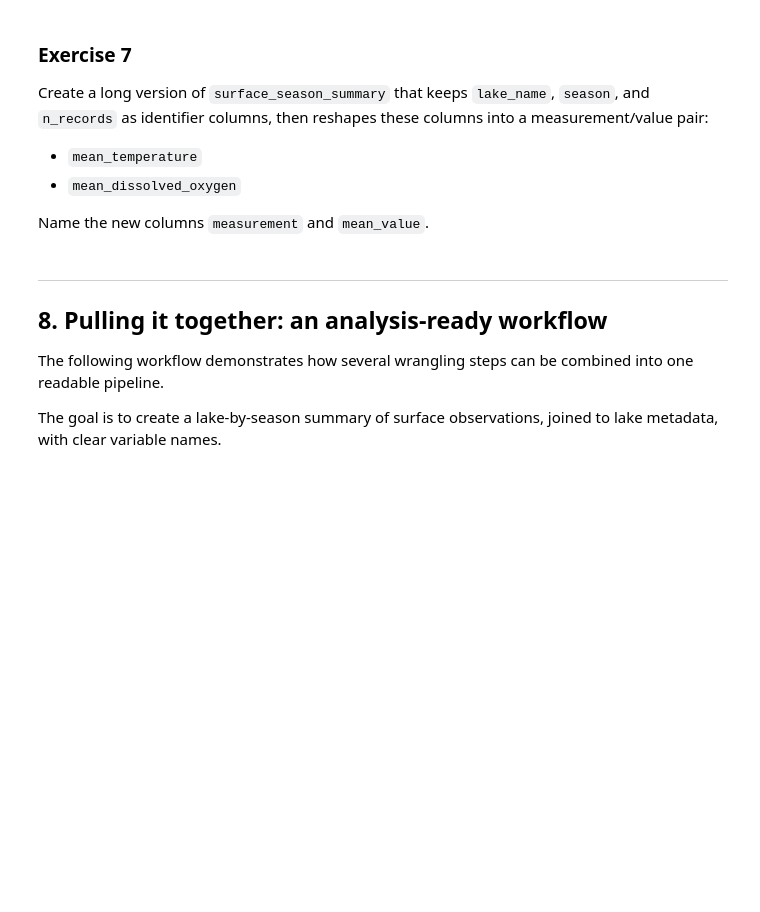
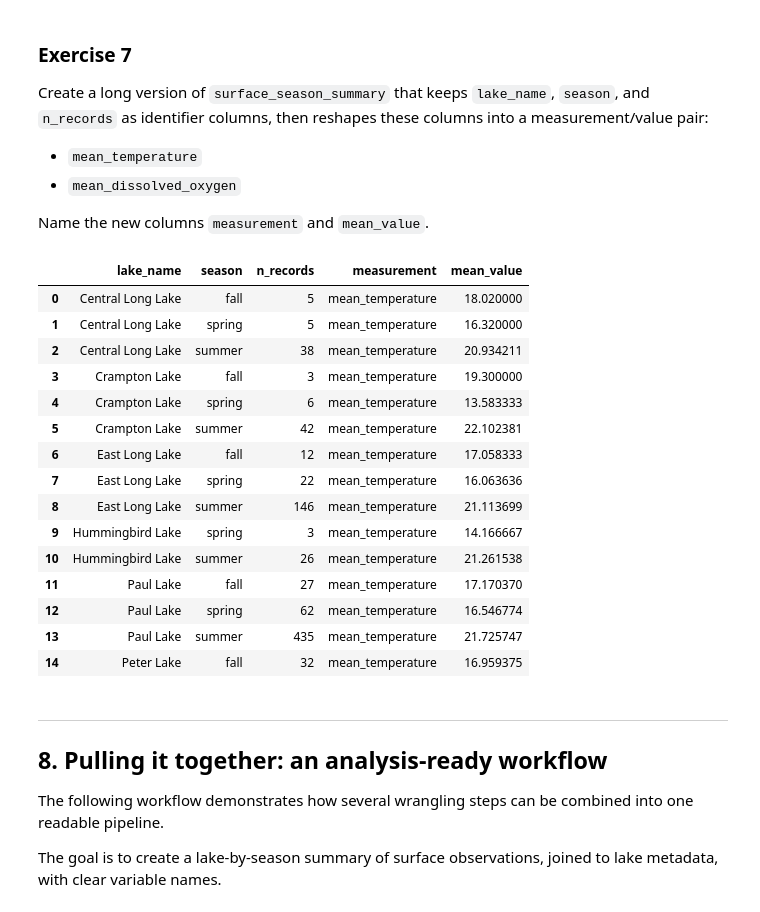
Before and after one commit to nsw37/ENV700, a Jupyter notebook: lessons/M4-data-wrangling-2.ipynb, the cells around one changed output. Cells and saved outputs as stored; diff of their text form; code cells hidden in the pictures; blank space fills up the shorter version.

```diff
--- a/lessons/M4-data-wrangling-2.ipynb
+++ b/lessons/M4-data-wrangling-2.ipynb
@@ -791,6 +848,31 @@ Create a long version of `surface_season_summary` that keeps `lake_name`, `seaso
 Name the new columns `measurement` and `mean_value`.
 # %%
 # Exercise 7
+surface_season_long = surface_season_summary.melt(
+    id_vars=["lake_name", "season", "n_records"],
+    value_vars=["mean_temperature", "mean_dissolved_oxygen"],
+    var_name="measurement",
+    value_name="mean_value"
+)
+
+surface_season_long.head(15)
+# %% [output]
+|  | lake_name | season | n_records | measurement | mean_value |
+| 0 | Central Long Lake | fall | 5 | mean_temperature | 18.020000 |
+| 1 | Central Long Lake | spring | 5 | mean_temperature | 16.320000 |
+| 2 | Central Long Lake | summer | 38 | mean_temperature | 20.934211 |
+| 3 | Crampton Lake | fall | 3 | mean_temperature | 19.300000 |
+| 4 | Crampton Lake | spring | 6 | mean_temperature | 13.583333 |
+| 5 | Crampton Lake | summer | 42 | mean_temperature | 22.102381 |
+| 6 | East Long Lake | fall | 12 | mean_temperature | 17.058333 |
+| 7 | East Long Lake | spring | 22 | mean_temperature | 16.063636 |
+| 8 | East Long Lake | summer | 146 | mean_temperature | 21.113699 |
+| 9 | Hummingbird Lake | spring | 3 | mean_temperature | 14.166667 |
+| 10 | Hummingbird Lake | summer | 26 | mean_temperature | 21.261538 |
+| 11 | Paul Lake | fall | 27 | mean_temperature | 17.170370 |
+| 12 | Paul Lake | spring | 62 | mean_temperature | 16.546774 |
+| 13 | Paul Lake | summer | 435 | mean_temperature | 21.725747 |
+| 14 | Peter Lake | fall | 32 | mean_temperature | 16.959375 |
 # %% [markdown]
 ---
 ## 8. Pulling it together: an analysis-ready workflow
```
Also changed, not shown: parts of 6 cells of this notebook.
